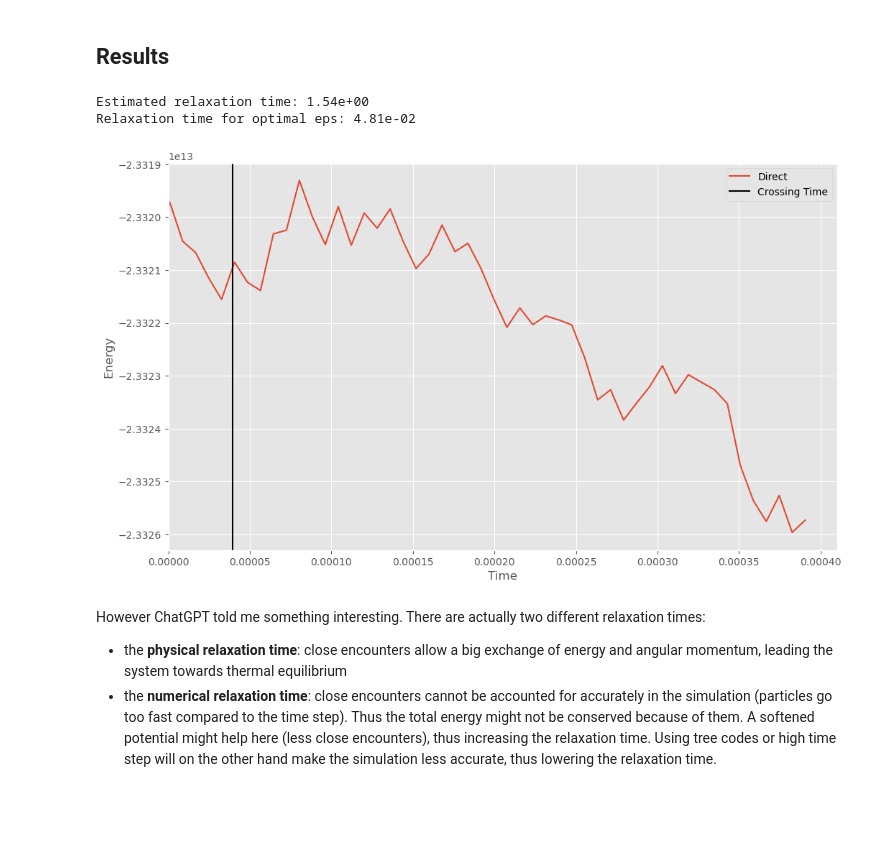
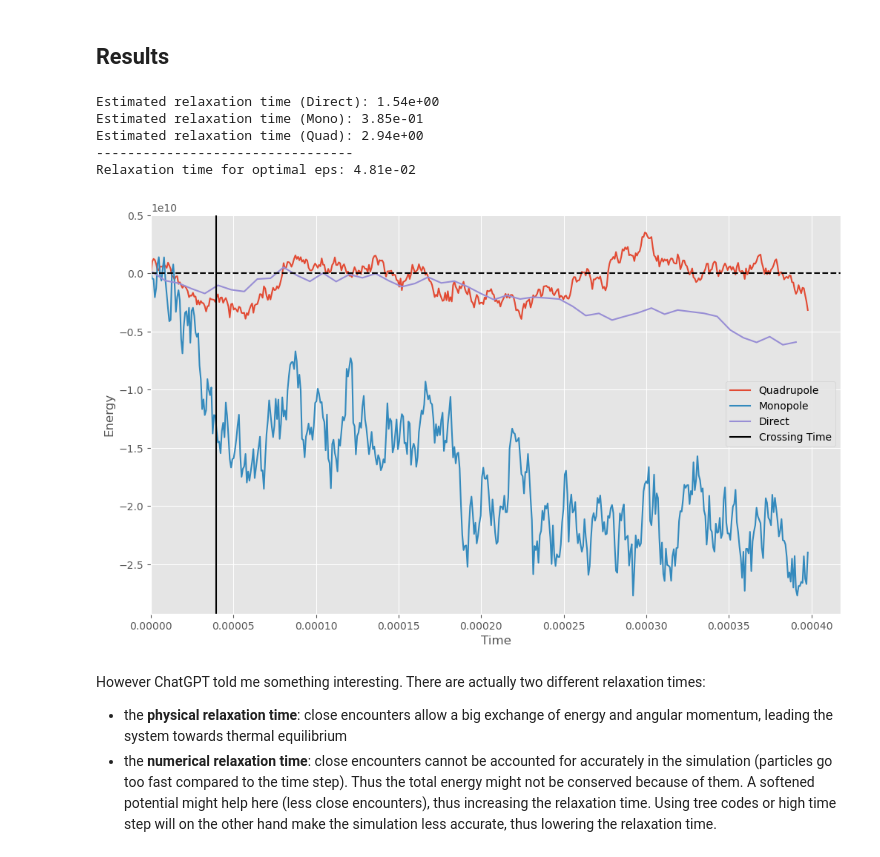
Before and after one commit to ProfesseurShadoko/compastro, a Jupyter notebook: scripts/main.ipynb, the cells around one changed output. Cells and saved outputs as stored; diff of their text form; code cells hidden in the pictures; blank space fills up the shorter version.

```diff
--- a/scripts/main.ipynb
+++ b/scripts/main.ipynb
@@ -892,31 +1000,54 @@ plt.show()
 Thus $\theta = 0.5$ seems to be a good choice.
 # %% [markdown]
 ## Results
+# %%
+def get_df(file):
+    df_result = pd.read_csv(file)
+    df_time = df_result.groupby('t').mean().reset_index()[["t","envEnergy"]]
+    return df_time
+
+def get_relax(df_time):
+    dEdt = (df_time["envEnergy"].values[-1] - df_time["envEnergy"].values[0]) / (df_time["t"].values[-1] - df_time["t"].values[0])
+    tau = df_time["envEnergy"][0] / dEdt
+    return tau
+# %%
+df_relax_direct = get_df("files/RELAX_Niter=_500_Nsave=1_Nskip=10_eps=0.001132_dt=0.000001_oa=0.500000_direct-optimized-rk4.csv")
+df_relax_quad = get_df("files/RELAX_Niter=_500_Nsave=1_Nskip=1_eps=0.001132_dt=0.000001_oa=0.500000_tree-quadrupole-rk4.csv")
+df_relax_mono = get_df("files/RELAX_Niter=_500_Nsave=1_Nskip=1_eps=0.001132_dt=0.000001_oa=0.500000_tree-monopole-rk4.csv")
+
+tau_direct = get_relax(df_relax_direct)
+tau_quad = get_relax(df_relax_quad)
+tau_mono = get_relax(df_relax_mono)
 # %%
-df_result = pd.read_csv("files/RELAX_Niter=_500_Nsave=1_Nskip=10_eps=0.001132_dt=0.000001_oa=0.500000_direct-optimized-rk4.csv")
-df_time = df_result.groupby('t').mean().reset_index()[["t","envEnergy"]]
+# let's put all initial energies as equal
+df_relax_direct["envEnergy"] = df_relax_direct["envEnergy"] - df_relax_direct["envEnergy"].iloc[0]
+df_relax_quad["envEnergy"] = df_relax_quad["envEnergy"] - df_relax_quad["envEnergy"].iloc[0]
+df_relax_mono["envEnergy"] = df_relax_mono["envEnergy"] - df_relax_mono["envEnergy"].iloc[0]
 
-plt.plot(df_time["t"], df_time["envEnergy"], label="Direct")
+plt.plot(df_relax_quad["t"], df_relax_quad["envEnergy"], label="Quadrupole")
+plt.plot(df_relax_mono["t"], df_relax_mono["envEnergy"], label="Monopole")
+plt.plot(df_relax_direct["t"], df_relax_direct["envEnergy"], label="Direct")
 plt.xlabel("Time")
 plt.ylabel("Energy")
 
-#plt.ylim(0, 1.1 * df_time["envEnergy"].max())
-
-# wha't the derivative of the energy?
-dEdt = (df_time["envEnergy"].values[-1] - df_time["envEnergy"].values[0]) / (df_time["t"].values[-1] - df_time["t"].values[0])
-tau = df_time["envEnergy"][0] / dEdt
-
-print(f"Estimated relaxation time: {tau:.2e}") # crossing time is 4e-5 and relaxation time is x1000 => ~ 4e-2
+print(f"Estimated relaxation time (Direct): {tau_direct:.2e}") # crossing time is 4e-5 and relaxation time is x1000 => ~ 4e-2
+print(f"Estimated relaxation time (Mono): {tau_mono:.2e}")
+print(f"Estimated relaxation time (Quad): {tau_quad:.2e}")
+print("---------------------------------")
 print(f"Relaxation time for optimal eps: {t_relax:.2e}")
 
 plt.axvline(t_cross, color='black', label="Crossing Time")
+plt.axhline(0, color='black', linestyle="--")
 plt.xlim(0)
 plt.legend()
 plt.show()
 # %% [output]
-Estimated relaxation time: 1.54e+00
+Estimated relaxation time (Direct): 1.54e+00
+Estimated relaxation time (Mono): 3.85e-01
+Estimated relaxation time (Quad): 2.94e+00
+---------------------------------
 Relaxation time for optimal eps: 4.81e-02
-[figure, old version]
+[figure, new version]
 # %% [markdown]
 However ChatGPT told me something interesting. There are actually two different relaxation times:
 - the **physical relaxation time**: close encounters allow a big exchange of energy and angular momentum, leading the system towards thermal equilibrium
```
Also changed, not shown: parts of 6 cells of this notebook, 2 other files.
